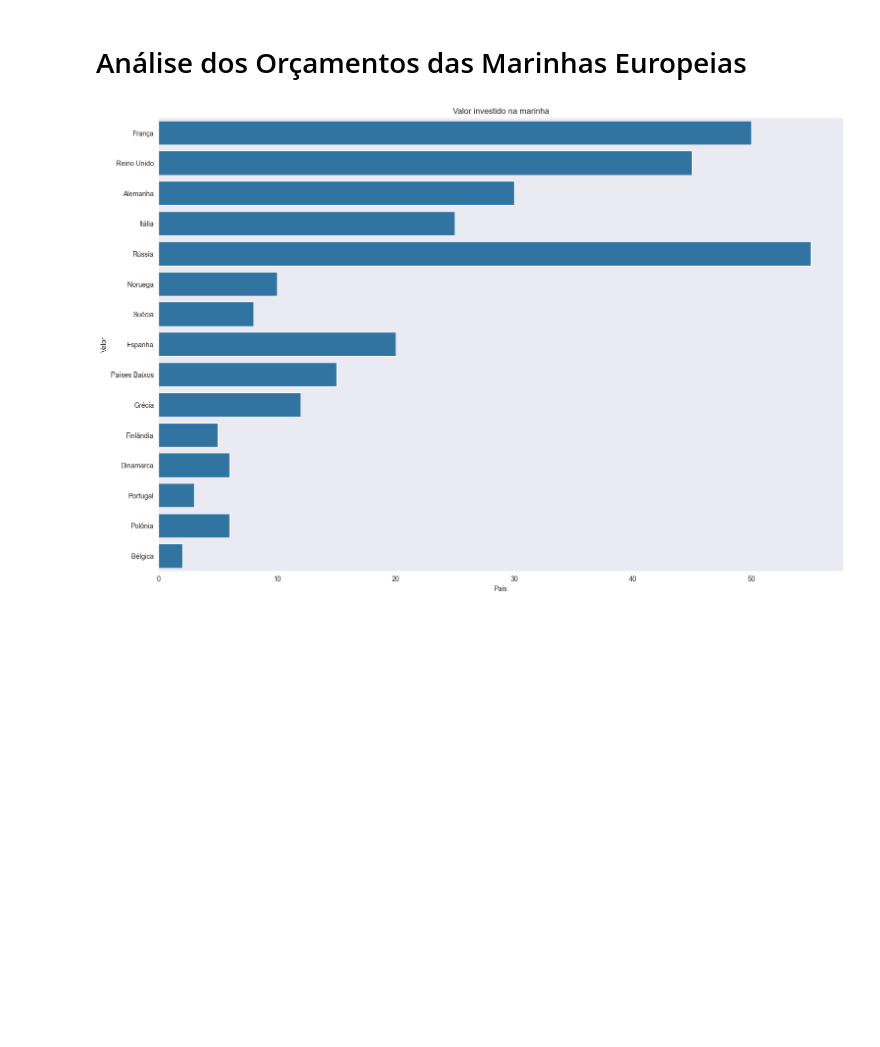
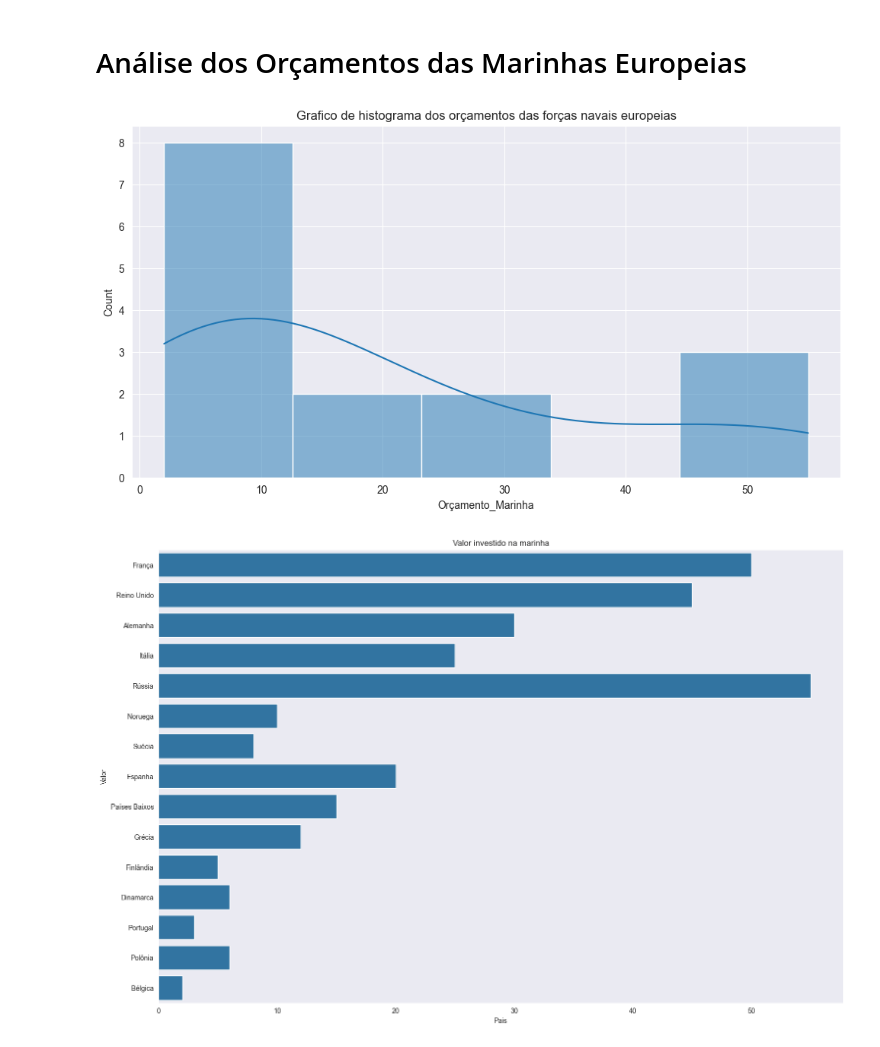
Before and after one commit to Samuelsilvestre/analytics_war, a Jupyter notebook: analttics/analytics_navy.ipynb, the cells around one changed output. Cells and saved outputs as stored; diff of their text form; code cells hidden in the pictures; blank space fills up the shorter version.

Commit message:
analise marinha parte3

```diff
--- a/analttics/analytics_navy.ipynb
+++ b/analttics/analytics_navy.ipynb
@@ -79,6 +79,13 @@ plt.ylabel('Pais');
 Ao se analisar os dados sobre as forças navais europeias, a Rússia, a França e o Reino Unido se destacam de forma consistente. Essas potências marítimas possuem frotas substanciais, com um arsenal considerável de corvetas, fragatas, destroyers e submarinos. Essa superioridade naval é resultado de investimentos contínuos em tecnologia naval, além de uma longa tradição marítima e de grandes ambições geopolíticas. A Rússia, por exemplo, tem investido significativamente em sua frota do Mar Negro, enquanto a França e o Reino Unido mantêm uma presença naval global, com porta-aviões e submarinos nucleares. Essa superioridade naval reflete não apenas o poder militar dessas nações, mas também sua capacidade de projetar poder em diversas regiões do globo.
 # %% [markdown]
 # Análise dos Orçamentos das Marinhas Europeias
+# %%
+sns.set_style('darkgrid')
+plt.figure(figsize=(12,6))
+plt.title('Grafico de histograma dos orçamentos das forças navais europeias')
+sns.histplot(data=df, x='Orçamento_Marinha', kde=True);
+# %% [output]
+[figure, added]
 # %%
 sns.set_style('dark')
 plt.figure(figsize=(18,12))
```
Also changed, not shown: parts of 8 cells of this notebook.
